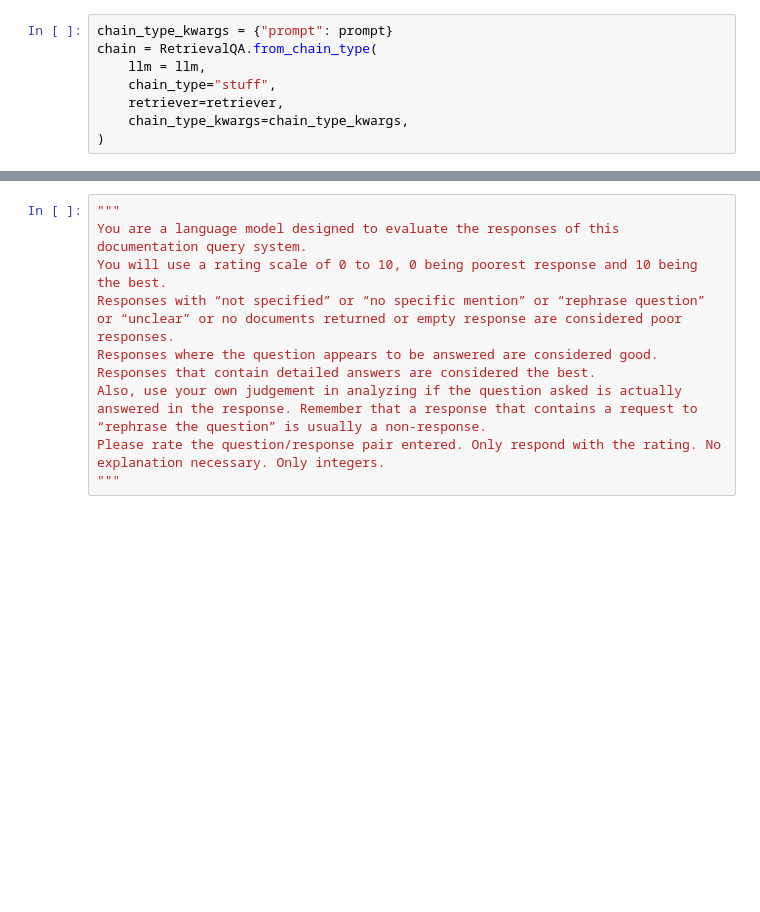
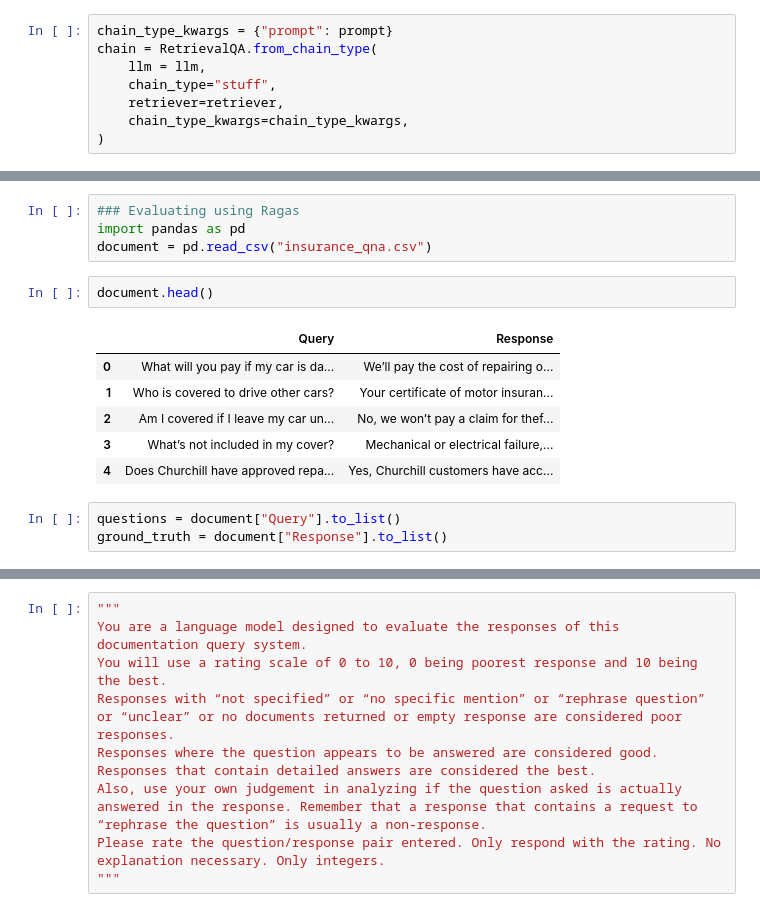
Before and after one commit to siddartha-10/Athina_AI_project, a Jupyter notebook: ex.ipynb, the cells around one changed output, grey strips where cells are left out. Drawn from its saved outputs; the diff is of its cells as text; blank space fills up the shorter version.

```diff
--- a/ex.ipynb
+++ b/ex.ipynb
@@ -102,0 +109,16 @@ If you're unhappy with the response from an independent review, you can escalate
+# %%
+### Evaluating using Ragas
+import pandas as pd
+document = pd.read_csv("insurance_qna.csv")
+# %%
+document.head()
+# %% [output]
+|  | Query | Response |
+| 0 | What will you pay if my car is da... | We’ll pay the cost of repairing o... |
+| 1 | Who is covered to drive other cars? | Your certificate of motor insuran... |
+| 2 | Am I covered if I leave my car un... | No, we won’t pay a claim for thef... |
+| 3 | What’s not included in my cover? | Mechanical or electrical failure,... |
+| 4 | Does Churchill have approved repa... | Yes, Churchill customers have acc... |
+# %%
+questions = document["Query"].to_list()
+ground_truth = document["Response"].to_list()
```
Also changed, not shown: parts of 17 cells of this notebook, 3 other files.
